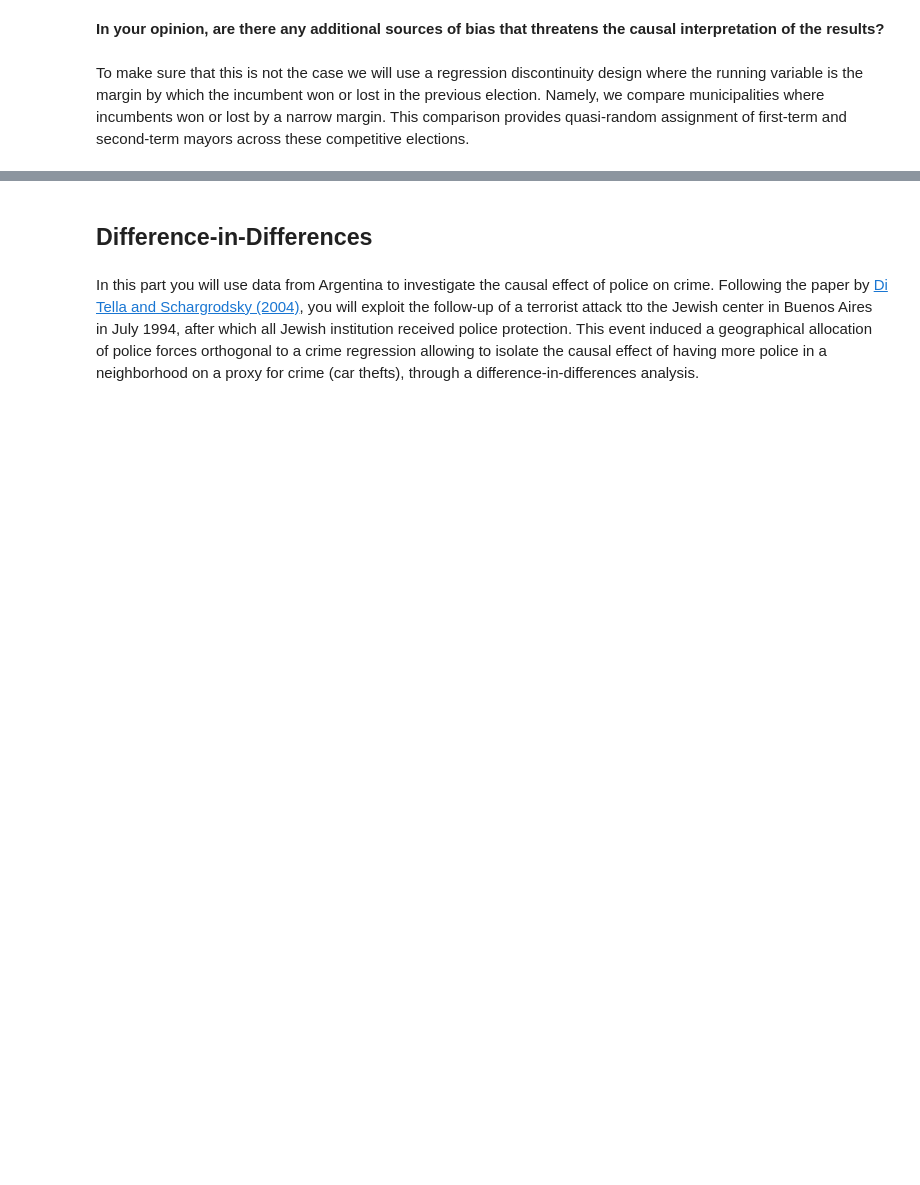
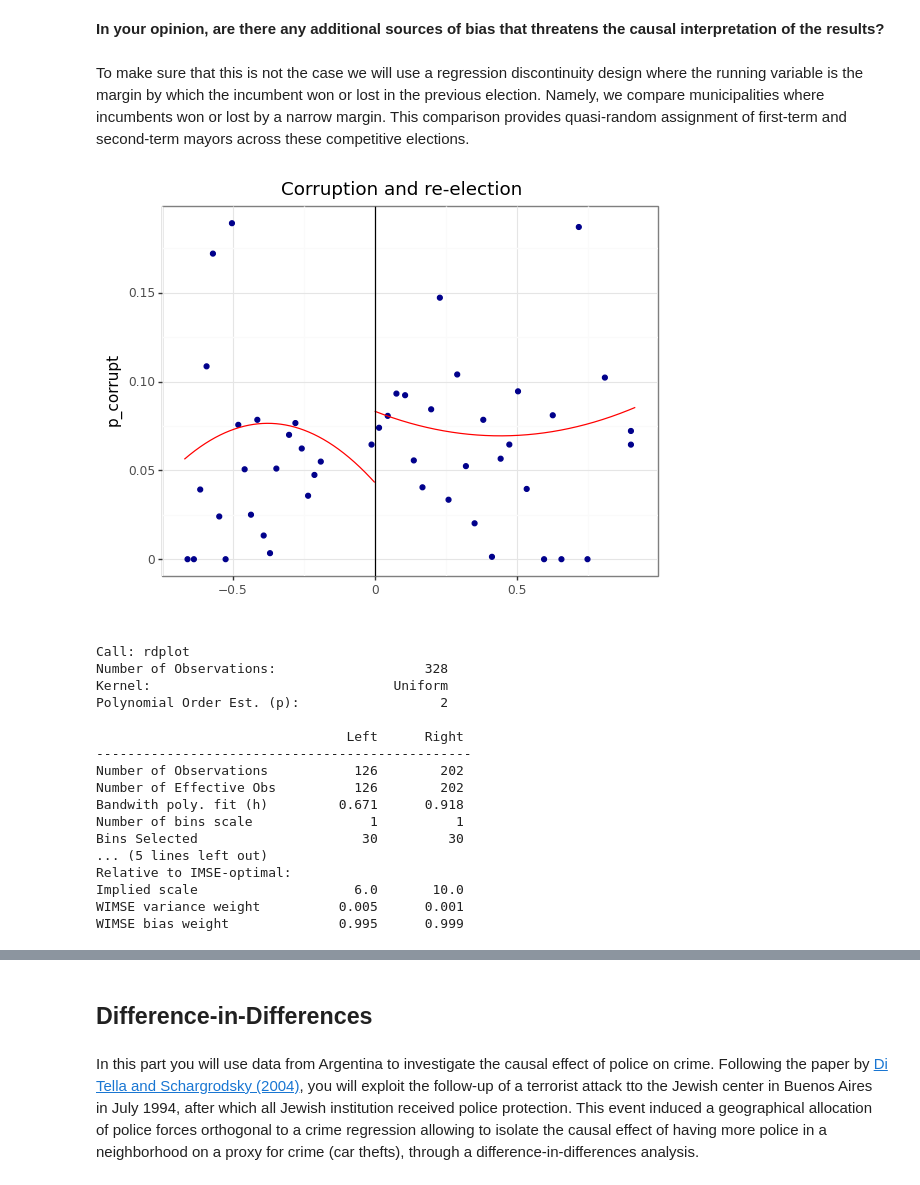
Before and after one commit to TheBlueHawk/BRJ, a Jupyter notebook: homeworks/HW04.ipynb, the cells around one changed output, grey strips where cells are left out. Drawn from its saved outputs; the diff is of its cells as text; code cells hidden in the pictures; blank space fills up the shorter version.

```diff
--- a/homeworks/HW04.ipynb
+++ b/homeworks/HW04.ipynb
@@ -50,10 +140,34 @@ To make sure that this is not the case we will use a regression discontinuity de
 # %%
 ## plot the RD plot using as running variable the variable winning_margin
 ## use a second order polynomial and 15 bins at each side
 
 margin = df.dropna(subset=['winning_margin']).winning_margin
 corruption = df.dropna(subset=['winning_margin']).pcorrupt
-rdplot(...)
+
+
+rdplot(y=corruption, x=margin, nbins=2*15, masspoints='adjust', p=2,
+         title="Corruption and re-election",
+         y_label="p_corrupt",
+         x_label=" ")
+# %% [output]
+[figure, added]
+Call: rdplot
+Number of Observations:                   328
+Kernel:                               Uniform
+Polynomial Order Est. (p):                  2
+
+                                Left      Right
+------------------------------------------------
+Number of Observations           126        202
+Number of Effective Obs          126        202
+Bandwith poly. fit (h)         0.671      0.918
+Number of bins scale               1          1
+Bins Selected                     30         30
+... (5 lines left out)
+Relative to IMSE-optimal:
+Implied scale                    6.0       10.0
+WIMSE variance weight          0.005      0.001
+WIMSE bias weight              0.995      0.999
 # %%
 ## run the RD regression using the same dependent and explanatory variable as before
 ## include 4th degree polynomial and the covariates that you included above
```
Also changed, not shown: parts of 14 cells of this notebook, 2 other files.
